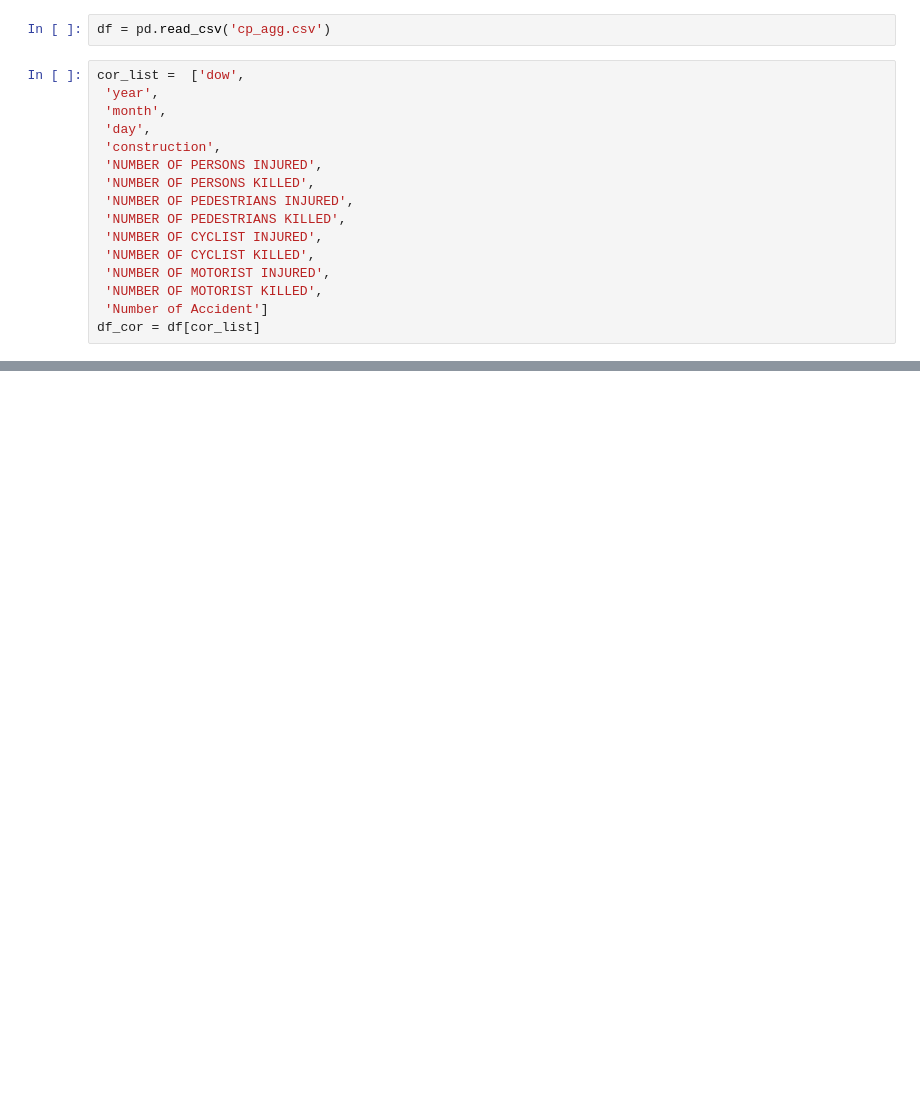
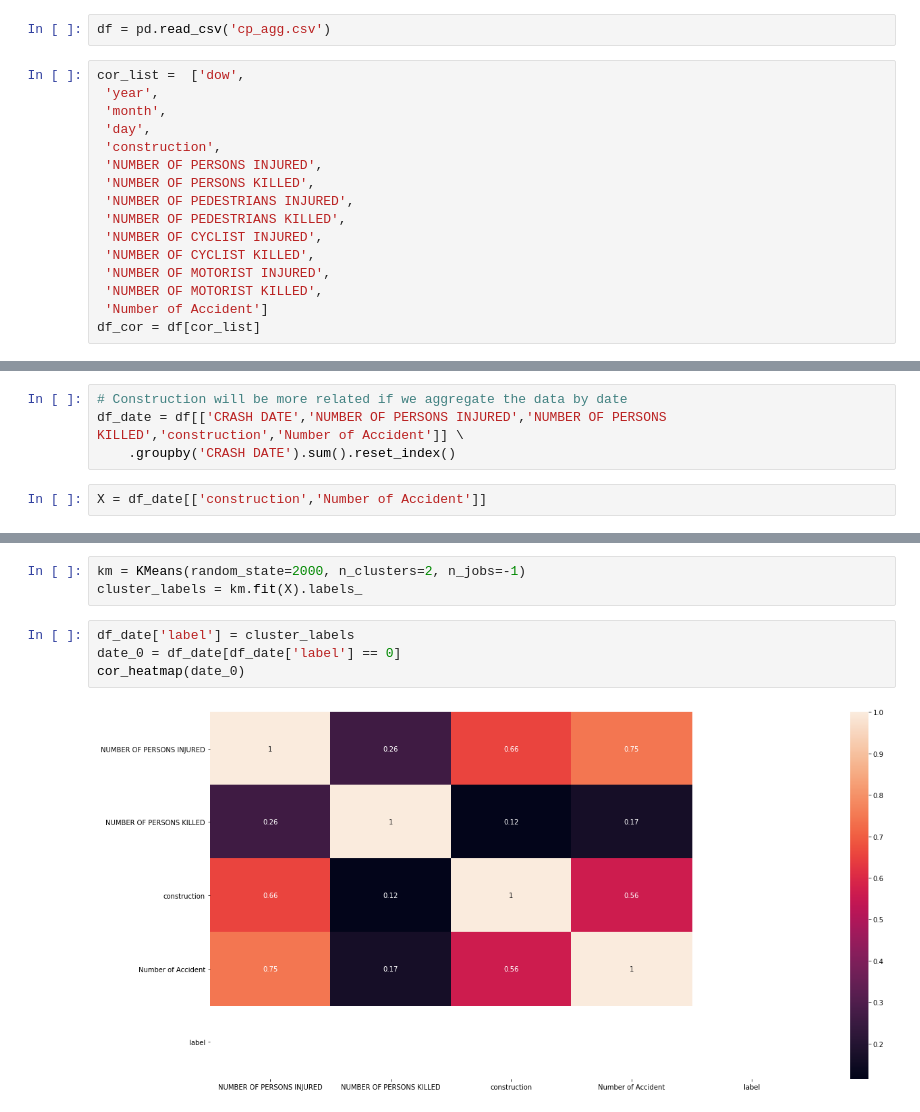
Before and after one commit to xaviercslung/ADS-FinalProject, a Jupyter notebook: Analysis.ipynb, the cells around one changed output, grey strips where cells are left out. Cells and saved outputs as stored; diff of their text form; blank space fills up the shorter version.

```diff
--- a/Analysis.ipynb
+++ b/Analysis.ipynb
@@ -43 +246,7 @@ X = df[x_col]
+# %%
+# Construction will be more related if we aggregate the data by date
+df_date = df[['CRASH DATE','NUMBER OF PERSONS INJURED','NUMBER OF PERSONS KILLED','construction','Number of Accident']] \
+    .groupby('CRASH DATE').sum().reset_index()
+# %%
+X = df_date[['construction','Number of Accident']]
 # %%
@@ -52,0 +281,9 @@ for n_c in cluster_range:
+# %%
+km = KMeans(random_state=2000, n_clusters=2, n_jobs=-1)
+cluster_labels = km.fit(X).labels_
+# %%
+df_date['label'] = cluster_labels
+date_0 = df_date[df_date['label'] == 0]
+cor_heatmap(date_0)
+# %% [output]
+[figure, added]
```
Also changed, not shown: parts of 48 cells of this notebook.
